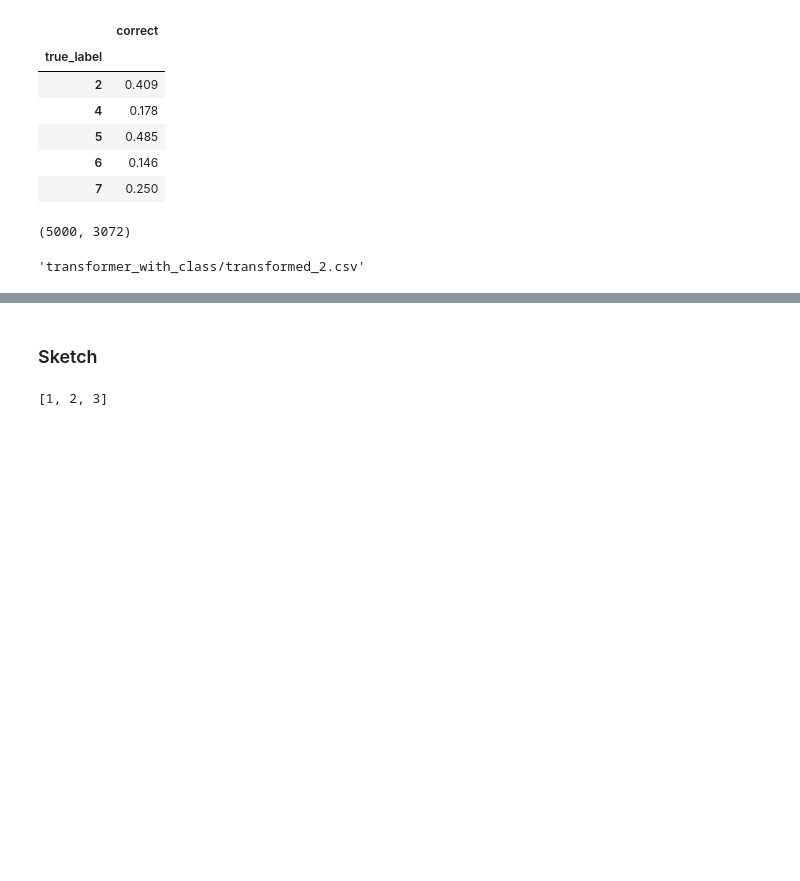
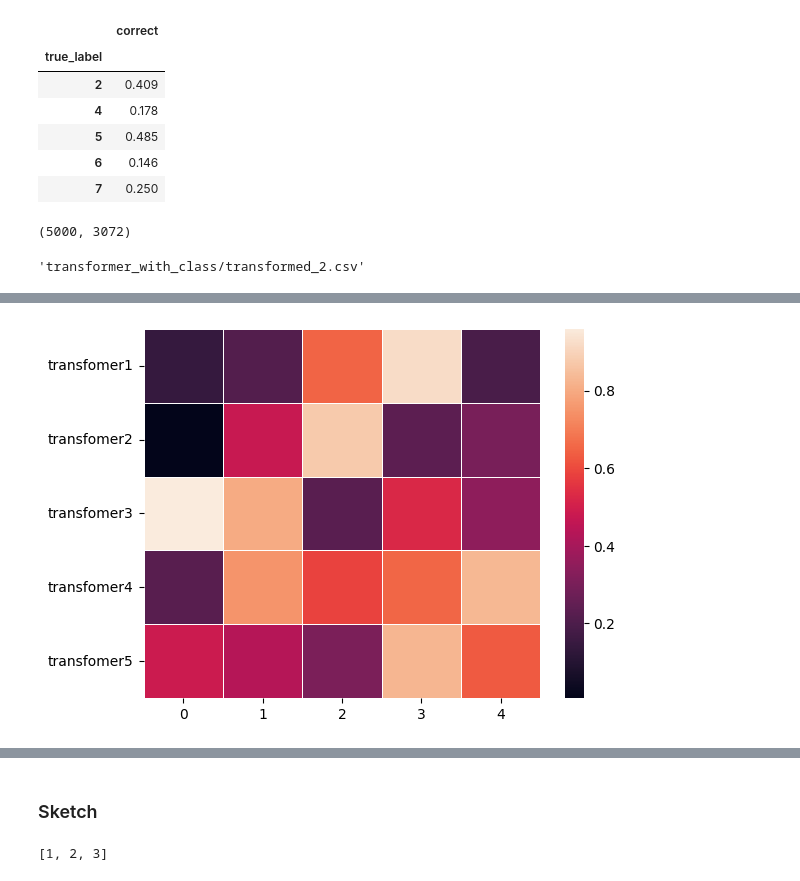
Before and after one commit to BillChen24/DSC180A-Project1, a Jupyter notebook: experiment.ipynb, the cells around one changed output, grey strips where cells are left out. Drawn from its saved outputs; the diff is of its cells as text; code cells hidden in the pictures; blank space fills up the shorter version.

```diff
--- a/experiment.ipynb
+++ b/experiment.ipynb
@@ -44,5 +103,26 @@ with open('config/data-params.json', 'r') as fh:
     data_params = json.load(fh)
 train_data, train_label, test_data, test_label = getData(**data_params)
 print(train_data.shape, train_label.shape)
+
+classes = [2,4,5,6,7]
+for i in range(1,6):
+
+    np.save(f'test/testdata/X_{i}', train_data[train_label == classes[i-1]][20:25])
+    np.save(f'test/testdata/y_{i}', train_label[train_label == classes[i-1]][20:25])
+    print(y.shape)
+
+
+classes = [2,4,5,6,7]
+X = np.array([])
+y = np.array([])
+for i in range(1,6):
+
+    X=np.append(X,  train_data[train_label == classes[i-1]][94:99])
+    print(X.shape)
+    y=np.append(y,  train_label[train_label == classes[i-1]][94:99])
+    print(y.shape)
+X=X.reshape(25,3072)
+np.save(f'test/testdata/X_test', X)
+np.save(f'test/testdata/y_test', y)
 # %% [output]
 (25000, 3072) (25000,)
@@ -255,0 +545,10 @@ prediction table save to result/transformer_within_class_transformed_7.csv
+# %%
+import numpy as np
+import seaborn as sns
+import matplotlib.pylab as plt
+
+uniform_data = np.random.rand(5,5)
+ax = sns.heatmap(uniform_data, linewidth=0.5,yticklabels=[f'transfomer{i}' for i in range(1,6)])
+plt.show()
+# %% [output]
+[figure, added]
```
Also changed, not shown: parts of 25 cells of this notebook.
